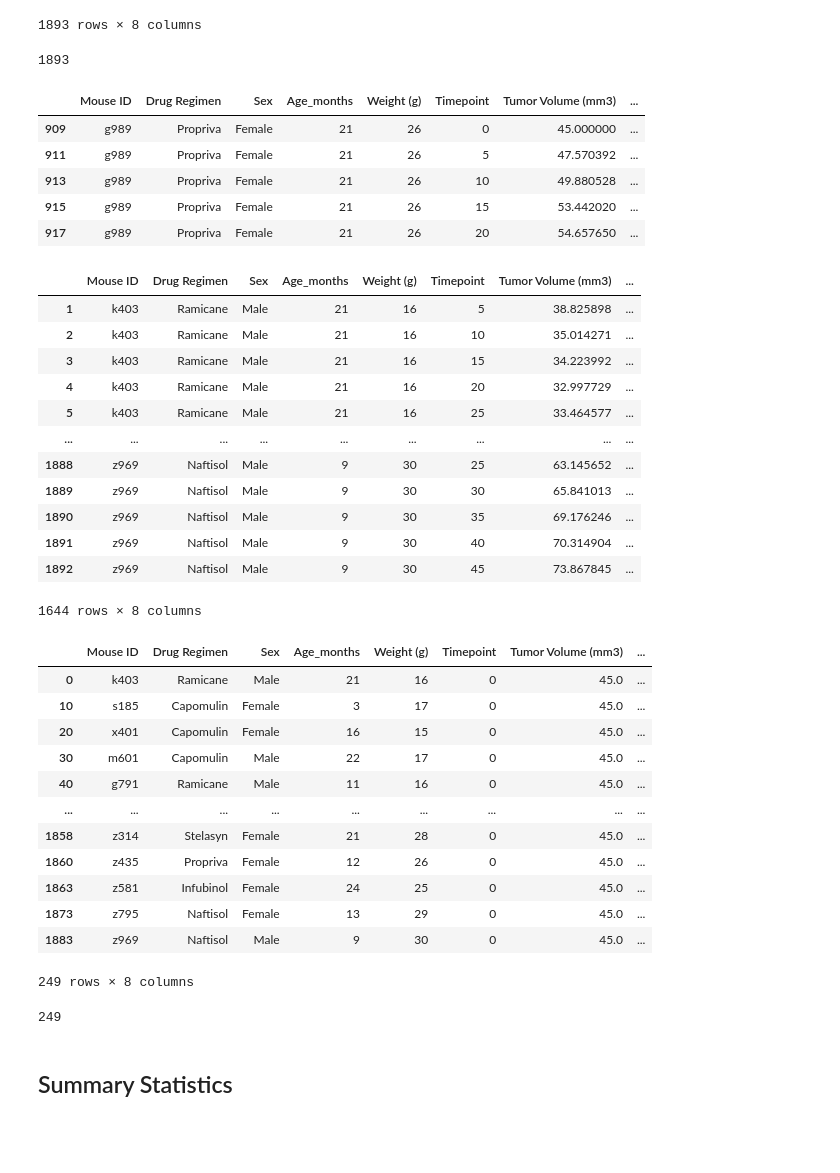
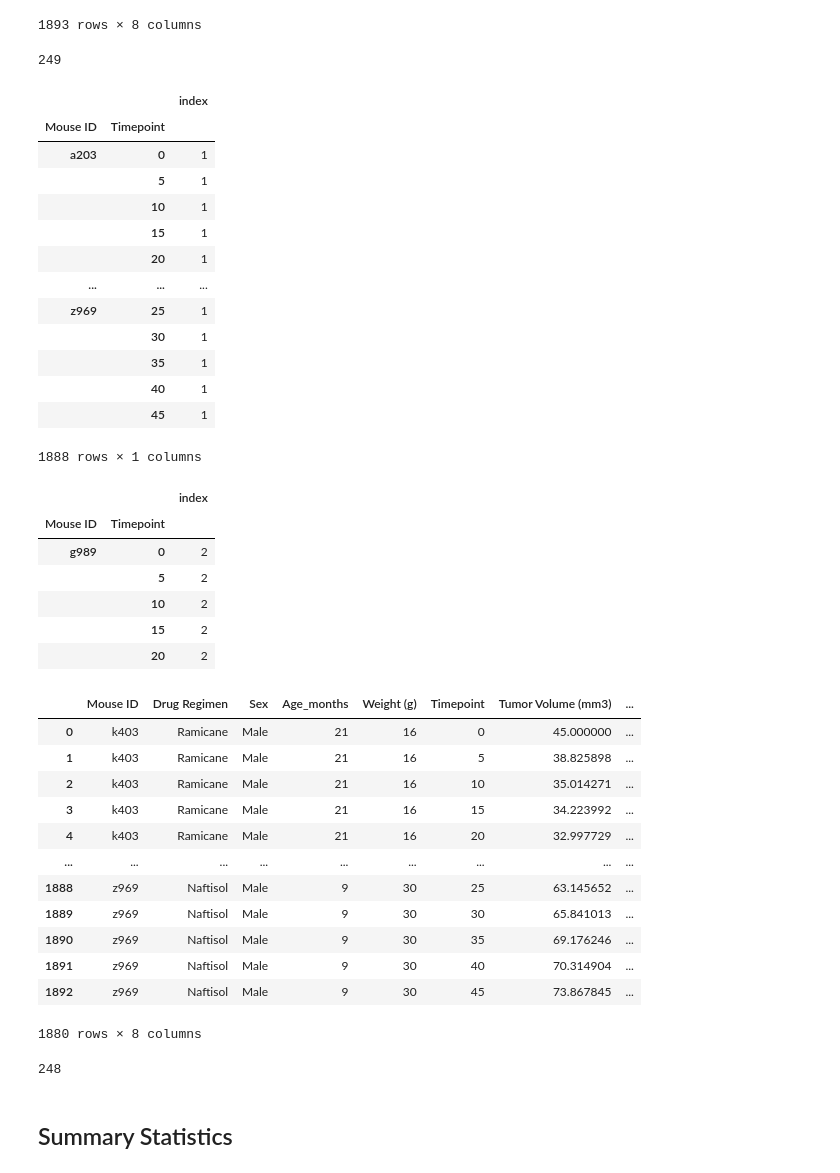
Before and after one commit to rfaylona/matplotlib-challenge, a Jupyter notebook: Pymaceuticals/pymaceuticals_starter.ipynb, the cells around one changed output. Saved outputs shown, nothing was run; the diff lists cells and outputs as text; code cells hidden in the pictures; blank space fills up the shorter version.

```diff
--- a/Pymaceuticals/pymaceuticals_starter.ipynb
+++ b/Pymaceuticals/pymaceuticals_starter.ipynb
@@ -35,61 +41,65 @@ combined_data
 1893 rows × 8 columns
 # %%
 # Checking the number of mice.
-combined_data["Mouse ID"].count()
+num_mice = len(combined_data["Mouse ID"].unique())
+num_mice
 # %% [output]
-1893
+249
 # %%
 # Getting the duplicate mice by ID number that shows up for Mouse ID and Timepoint.
-duplicated_mousetime = combined_data[combined_data.duplicated(["Mouse ID", "Timepoint"])]
-duplicated_mousetime
+mice_grp = combined_data.reset_index().groupby(["Mouse ID", "Timepoint"])[["index"]].count()
+mice_grp
 # %% [output]
-|  | Mouse ID | Drug Regimen | Sex | Age_months | Weight (g) | Timepoint | Tumor Volume (mm3) | ... |
-| 909 | g989 | Propriva | Female | 21 | 26 | 0 | 45.000000 | ... |
-| 911 | g989 | Propriva | Female | 21 | 26 | 5 | 47.570392 | ... |
-| 913 | g989 | Propriva | Female | 21 | 26 | 10 | 49.880528 | ... |
-| 915 | g989 | Propriva | Female | 21 | 26 | 15 | 53.442020 | ... |
-| 917 | g989 | Propriva | Female | 21 | 26 | 20 | 54.657650 | ... |
+|  |  | index |
+| Mouse ID | Timepoint |  |
+| a203 | 0 | 1 |
+|  | 5 | 1 |
+|  | 10 | 1 |
+|  | 15 | 1 |
+|  | 20 | 1 |
+| ... | ... | ... |
+| z969 | 25 | 1 |
+|  | 30 | 1 |
+|  | 35 | 1 |
+|  | 40 | 1 |
+|  | 45 | 1 |
+1888 rows × 1 columns
 # %%
 # Optional: Get all the data for the duplicate mouse ID.
-duplicated_mouseid = combined_data[combined_data.duplicated(["Mouse ID"])]
+duplicated_mouseid = mice_grp.loc[mice_grp["index"]>1]
 duplicated_mouseid
 # %% [output]
-|  | Mouse ID | Drug Regimen | Sex | Age_months | Weight (g) | Timepoint | Tumor Volume (mm3) | ... |
-| 1 | k403 | Ramicane | Male | 21 | 16 | 5 | 38.825898 | ... |
-| 2 | k403 | Ramicane | Male | 21 | 16 | 10 | 35.014271 | ... |
-| 3 | k403 | Ramicane | Male | 21 | 16 | 15 | 34.223992 | ... |
-| 4 | k403 | Ramicane | Male | 21 | 16 | 20 | 32.997729 | ... |
-| 5 | k403 | Ramicane | Male | 21 | 16 | 25 | 33.464577 | ... |
-| ... | ... | ... | ... | ... | ... | ... | ... | ... |
-| 1888 | z969 | Naftisol | Male | 9 | 30 | 25 | 63.145652 | ... |
-| 1889 | z969 | Naftisol | Male | 9 | 30 | 30 | 65.841013 | ... |
-| 1890 | z969 | Naftisol | Male | 9 | 30 | 35 | 69.176246 | ... |
-| 1891 | z969 | Naftisol | Male | 9 | 30 | 40 | 70.314904 | ... |
-| 1892 | z969 | Naftisol | Male | 9 | 30 | 45 | 73.867845 | ... |
+|  |  | index |
+| Mouse ID | Timepoint |  |
+| g989 | 0 | 2 |
+|  | 5 | 2 |
+|  | 10 | 2 |
+|  | 15 | 2 |
+|  | 20 | 2 |
-1644 rows × 8 columns
 # %%
 # Create a clean DataFrame by dropping the duplicate mouse by its ID.
-cleaned_data = combined_data.drop_duplicates("Mouse ID")
+cleaned_data = combined_data.loc[combined_data["Mouse ID"]!= "g989"]
 cleaned_data
 # %% [output]
 |  | Mouse ID | Drug Regimen | Sex | Age_months | Weight (g) | Timepoint | Tumor Volume (mm3) | ... |
-| 0 | k403 | Ramicane | Male | 21 | 16 | 0 | 45.0 | ... |
-| 10 | s185 | Capomulin | Female | 3 | 17 | 0 | 45.0 | ... |
-| 20 | x401 | Capomulin | Female | 16 | 15 | 0 | 45.0 | ... |
-| 30 | m601 | Capomulin | Male | 22 | 17 | 0 | 45.0 | ... |
-| 40 | g791 | Ramicane | Male | 11 | 16 | 0 | 45.0 | ... |
+| 0 | k403 | Ramicane | Male | 21 | 16 | 0 | 45.000000 | ... |
+| 1 | k403 | Ramicane | Male | 21 | 16 | 5 | 38.825898 | ... |
+| 2 | k403 | Ramicane | Male | 21 | 16 | 10 | 35.014271 | ... |
+| 3 | k403 | Ramicane | Male | 21 | 16 | 15 | 34.223992 | ... |
+| 4 | k403 | Ramicane | Male | 21 | 16 | 20 | 32.997729 | ... |
 | ... | ... | ... | ... | ... | ... | ... | ... | ... |
-| 1858 | z314 | Stelasyn | Female | 21 | 28 | 0 | 45.0 | ... |
-| 1860 | z435 | Propriva | Female | 12 | 26 | 0 | 45.0 | ... |
-| 1863 | z581 | Infubinol | Female | 24 | 25 | 0 | 45.0 | ... |
-| 1873 | z795 | Naftisol | Female | 13 | 29 | 0 | 45.0 | ... |
-| 1883 | z969 | Naftisol | Male | 9 | 30 | 0 | 45.0 | ... |
+| 1888 | z969 | Naftisol | Male | 9 | 30 | 25 | 63.145652 | ... |
+| 1889 | z969 | Naftisol | Male | 9 | 30 | 30 | 65.841013 | ... |
+| 1890 | z969 | Naftisol | Male | 9 | 30 | 35 | 69.176246 | ... |
+| 1891 | z969 | Naftisol | Male | 9 | 30 | 40 | 70.314904 | ... |
+| 1892 | z969 | Naftisol | Male | 9 | 30 | 45 | 73.867845 | ... |
-249 rows × 8 columns
+1880 rows × 8 columns
 # %%
 # Checking the number of mice in the clean DataFrame.
-cleaned_data["Mouse ID"].count()
+cleaned_mice_count = len(cleaned_data["Mouse ID"].unique())
+cleaned_mice_count
 # %% [output]
-249
+248
 # %% [markdown]
 ## Summary Statistics
 # %%
```
Also changed, not shown: parts of 18 cells of this notebook.
